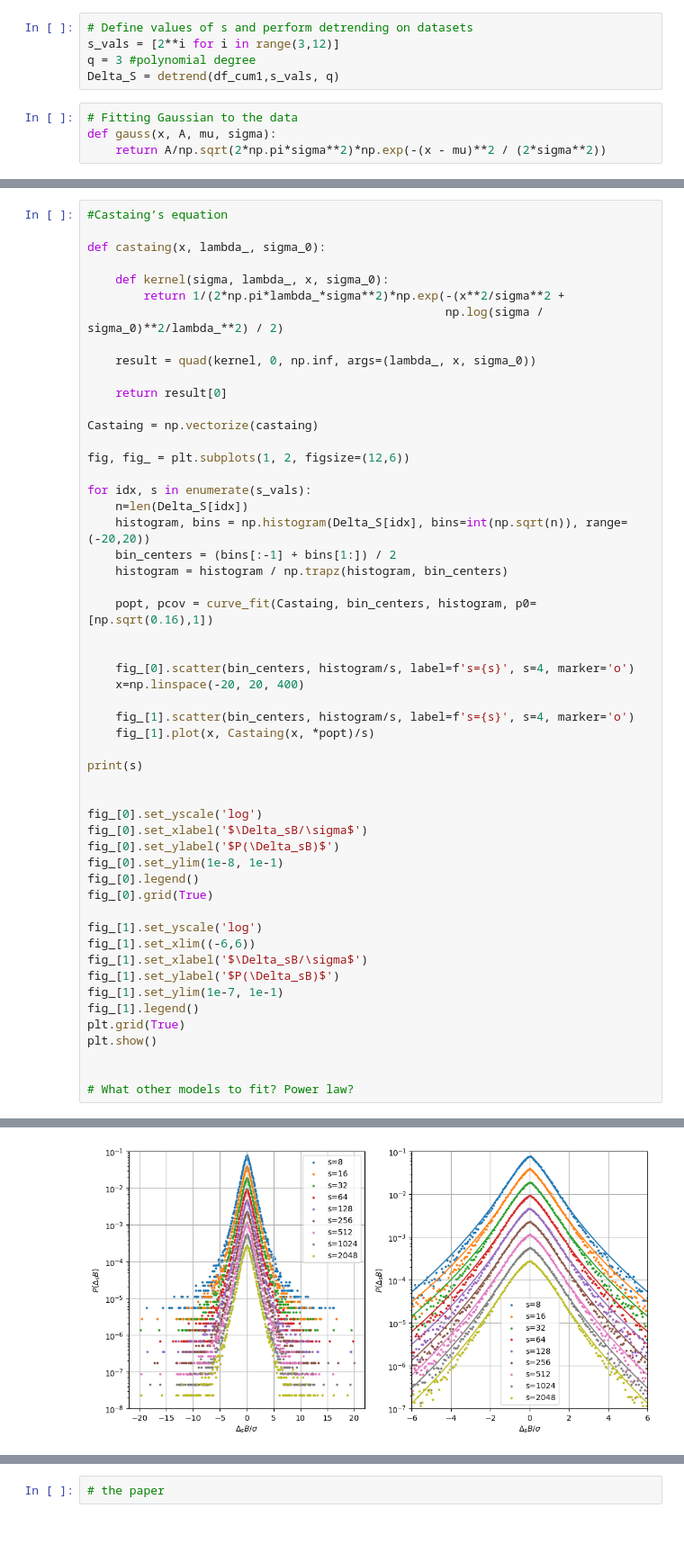
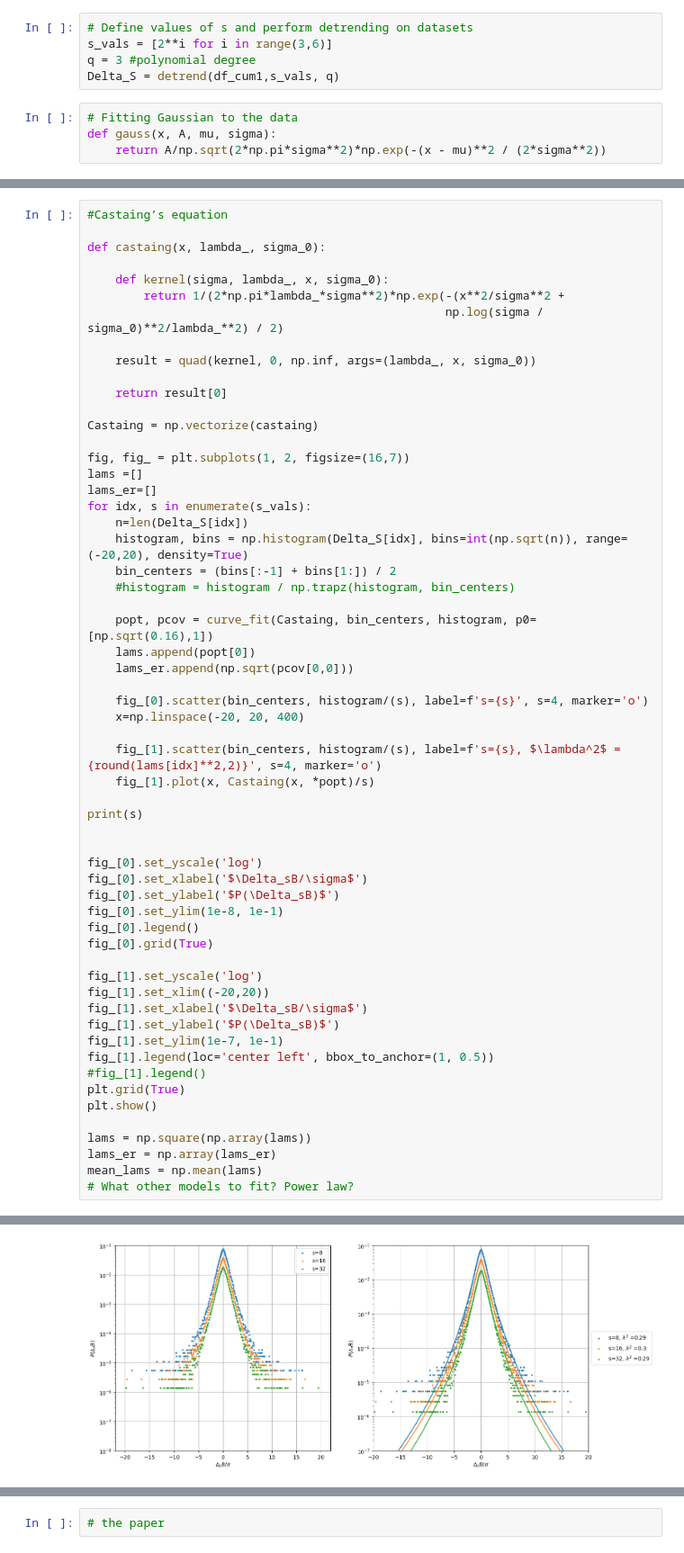
Before and after one commit to mihribanyvs/Critical_Scale_Invariance_in_HHHR, a Jupyter notebook: Project-4.ipynb, the cells around one changed output, grey strips where cells are left out. Shown at 90% size. Drawn from its saved outputs; the diff is of its cells as text.

Commit message:
castaing and lambda

```diff
--- a/Project-4.ipynb
+++ b/Project-4.ipynb
@@ -106,7 +106,7 @@ def detrend(df, s_vals, p_order):
   return Delta_S
 # %%
 # Define values of s and perform detrending on datasets
-s_vals = [2**i for i in range(3,12)]
+s_vals = [2**i for i in range(3,6)]
 q = 3 #polynomial degree
 Delta_S = detrend(df_cum1,s_vals, q)
 # %%
@@ -159,21 +159,23 @@ def castaing(x, lambda_, sigma_0):
 
 Castaing = np.vectorize(castaing)
 
-fig, fig_ = plt.subplots(1, 2, figsize=(12,6))
-
+fig, fig_ = plt.subplots(1, 2, figsize=(16,7))
+lams =[]
+lams_er=[]
 for idx, s in enumerate(s_vals):
     n=len(Delta_S[idx])
-    histogram, bins = np.histogram(Delta_S[idx], bins=int(np.sqrt(n)), range=(-20,20))
+    histogram, bins = np.histogram(Delta_S[idx], bins=int(np.sqrt(n)), range=(-20,20), density=True)
     bin_centers = (bins[:-1] + bins[1:]) / 2
-    histogram = histogram / np.trapz(histogram, bin_centers)
+    #histogram = histogram / np.trapz(histogram, bin_centers)
 
     popt, pcov = curve_fit(Castaing, bin_centers, histogram, p0=[np.sqrt(0.16),1])
+    lams.append(popt[0])
+    lams_er.append(np.sqrt(pcov[0,0]))
 
-
-    fig_[0].scatter(bin_centers, histogram/s, label=f's={s}', s=4, marker='o')
+    fig_[0].scatter(bin_centers, histogram/(s), label=f's={s}', s=4, marker='o')
     x=np.linspace(-20, 20, 400)
 
-    fig_[1].scatter(bin_centers, histogram/s, label=f's={s}', s=4, marker='o')
+    fig_[1].scatter(bin_centers, histogram/(s), label=f's={s}, $\lambda^2$ ={round(lams[idx]**2,2)}', s=4, marker='o')
     fig_[1].plot(x, Castaing(x, *popt)/s)
 
 print(s)
@@ -187,14 +189,17 @@ fig_[0].legend()
 fig_[0].grid(True)
 
 fig_[1].set_yscale('log')
-fig_[1].set_xlim((-6,6))
+fig_[1].set_xlim((-20,20))
 fig_[1].set_xlabel('$\Delta_sB/\sigma$')
 fig_[1].set_ylabel('$P(\Delta_sB)$')
 fig_[1].set_ylim(1e-7, 1e-1)
-fig_[1].legend()
+fig_[1].legend(loc='center left', bbox_to_anchor=(1, 0.5))
+#fig_[1].legend()
 plt.grid(True)
 plt.show()
 
-
+lams = np.square(np.array(lams))
+lams_er = np.array(lams_er)
+mean_lams = np.mean(lams)
 # What other models to fit? Power law?
 # %% [output]
@@ -202 +207 @@ plt.show()
-[figure, old version]
+[figure, new version]
```
Also changed, not shown: parts of 5 cells of this notebook.
